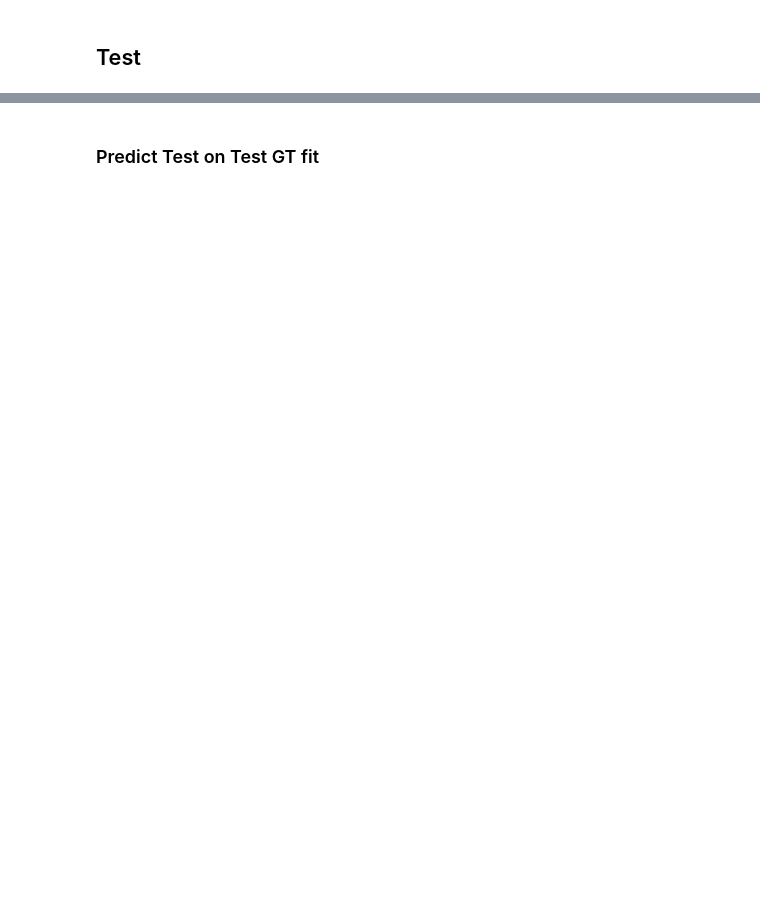
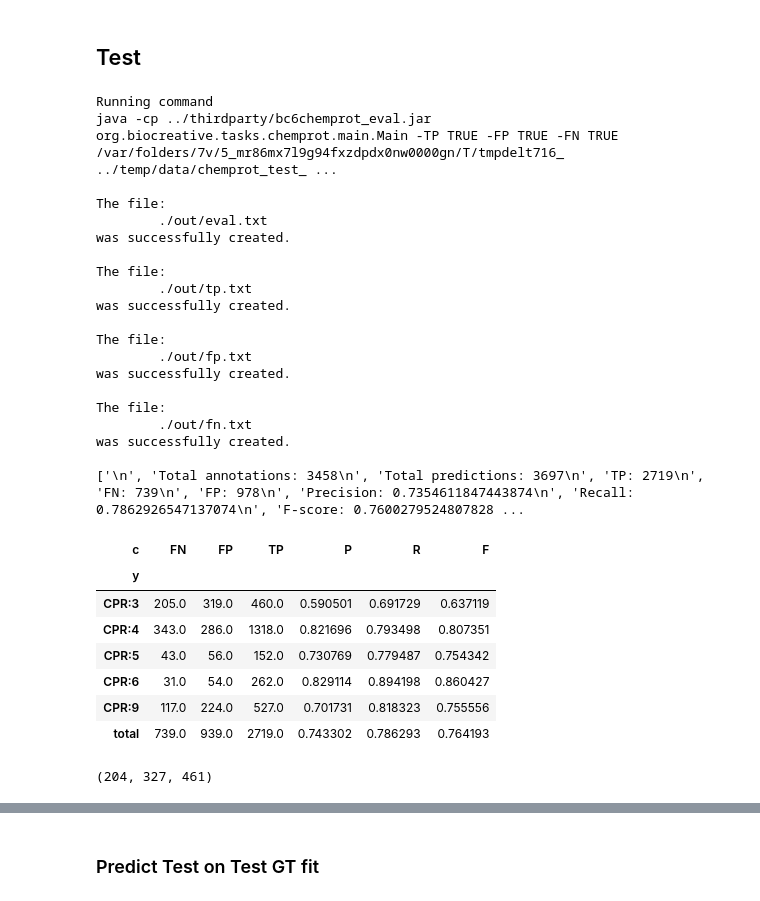
Before and after one commit to elangovana/bert-shortcuts, a Jupyter notebook: notebooks/chemprot_shortcut_analysis.ipynb, the cells around one changed output, grey strips where cells are left out. Drawn from its saved outputs; the diff is of its cells as text; code cells hidden in the pictures; blank space fills up the shorter version.

Commit message:
Update chemprot and ptm-ppi results

```diff
--- a/notebooks/chemprot_shortcut_analysis.ipynb
+++ b/notebooks/chemprot_shortcut_analysis.ipynb
@@ -7,3 +9,5 @@ s3_val_prediction = "s3://aegovan-data/chemprot/predictions_chemprot-bert-f1-202
+# %%
+test_gold_file = "../temp/data/chemprot_test_gold_standard.tsv"
 # %%
 import sys, pandas as pd, os, matplotlib.pyplot as plt, sklearn
 from sklearn import tree
@@ -224,5 +373,49 @@ print_report(t_d_eval["y"], t_d_eval["shortcut_pred"], False, all_labels)
 # %% [markdown]
 ## Test
+# %%
+df_test = load_valtest_pred(local_test_prediction_file)
+
+
+print_report_original(df_test, "y_raw", test_gold_file )
+# %% [output]
+Running command
+java -cp ../thirdparty/bc6chemprot_eval.jar org.biocreative.tasks.chemprot.main.Main -TP TRUE -FP TRUE -FN TRUE /var/folders/7v/5_mr86mx7l9g94fxzdpdx0nw0000gn/T/tmpdelt716_ ../temp/data/chemprot_test_ ...
+
+The file:
+        ./out/eval.txt
+was successfully created.
+
+The file:
+        ./out/tp.txt
+was successfully created.
+
+The file:
+        ./out/fp.txt
+was successfully created.
+
+The file:
+        ./out/fn.txt
+was successfully created.
+
+['\n', 'Total annotations: 3458\n', 'Total predictions: 3697\n', 'TP: 2719\n', 'FN: 739\n', 'FP: 978\n', 'Precision: 0.7354611847443874\n', 'Recall: 0.7862926547137074\n', 'F-score: 0.7600279524807828 ...
+| c | FN | FP | TP | P | R | F |
+| y |  |  |  |  |  |  |
+| CPR:3 | 205.0 | 319.0 | 460.0 | 0.590501 | 0.691729 | 0.637119 |
+| CPR:4 | 343.0 | 286.0 | 1318.0 | 0.821696 | 0.793498 | 0.807351 |
+| CPR:5 | 43.0 | 56.0 | 152.0 | 0.730769 | 0.779487 | 0.754342 |
+| CPR:6 | 31.0 | 54.0 | 262.0 | 0.829114 | 0.894198 | 0.860427 |
+| CPR:9 | 117.0 | 224.0 | 527.0 | 0.701731 | 0.818323 | 0.755556 |
+| total | 739.0 | 939.0 | 2719.0 | 0.743302 | 0.786293 | 0.764193 |
+# %%
+l = 'CPR:3'
+tp = df_test.query(f"y_raw=='{l}' and gold_raw=='{l}'").shape[0]
+fp = df_test.query(f"y_raw=='{l}' and gold_raw!='{l}'").shape[0]
+fn = df_test.query(f"y_raw!='{l}' and gold_raw=='{l}'").shape[0]
+
+
+fn, fp, tp
+# %% [output]
+(204, 327, 461)
 # %%
 df_test = load_valtest_pred(local_test_prediction_file)
 
```
Also changed, not shown: parts of 16 cells of this notebook, 3 other files.
